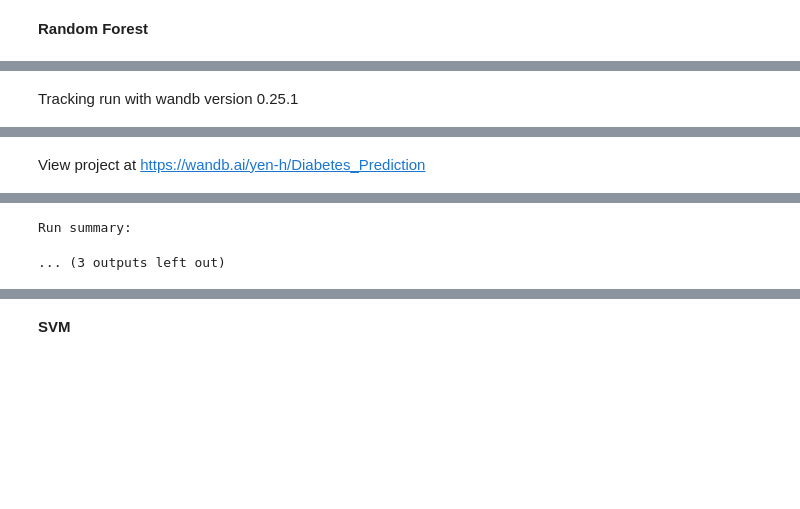
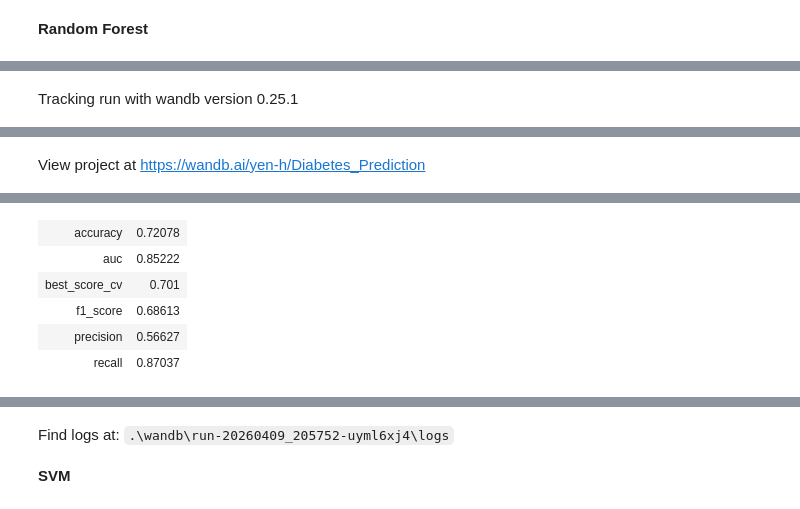
Before and after one commit to hongyen-oss/Diabetes-Prediction, a Jupyter notebook: Notebooks/project_analysis.ipynb, the cells around one changed output, grey strips where cells are left out. Cells and saved outputs as stored; diff of their text form; code cells hidden in the pictures; blank space fills up the shorter version.

Commit message:
Run wandb
Run wandb

```diff
--- a/Notebooks/project_analysis.ipynb
+++ b/Notebooks/project_analysis.ipynb
@@ -1201,30 +1202,71 @@ import wandb
 # 1. Khởi tạo Run mới cho Random Forest
 run = wandb.init(
     project="Diabetes_Prediction",
-    name="RandomForest_default",
-    config={
-        "algorithm": "Random Forest",
-        "custom_threshold": 0.35,
-        "cv_method": "RepeatedStratifiedKFold",
-        "scoring_metric": "recall"
-    }
+    name="RandomForest_03",
+    entity="yen-h",
+    # Lần 1:
+#    config={
+#        "algorithm": "Random Forest_03",
+#        "custom_threshold": 0.35,
+#        "cv_method": "RepeatedStratifiedKFold",
+#        "scoring_metric": "recall"
+ #   }
+#)
+    # Lần 2 + 3
+    config = {
+    "algorithm": "Random Forest_03",
+    "custom_threshold": 0.4,
+    "cv_method": "RepeatedStratifiedKFold",
+    "n_splits": 5,
+    "scoring_metric": "recall"
+}
 )
 
-# [Giữ nguyên phần định nghĩa Pipeline và GridSearch của bạn]
+# Lần 1:
+#rf_pipeline = Pipeline([
+#    ("imputer", SimpleImputer(strategy="median")),
+#    ("model", RandomForestClassifier(random_state=42, class_weight="balanced"))
+#])
+
+#Lần 2+3:
 rf_pipeline = Pipeline([
     ("imputer", SimpleImputer(strategy="median")),
-    ("model", RandomForestClassifier(random_state=42, class_weight="balanced"))
+    ("scaler", StandardScaler()),
+    ("model", RandomForestClassifier(
+        n_estimators=100,
+        max_depth=12,
+        min_samples_leaf=2,
+        class_weight={0: 1, 1: 12},
+        n_jobs=-1,
+        random_state=42
+    ))
 ])
+# Lần 1:
+#param_grid_rf = {
+ #   'model__n_estimators': [300, 500],
+  #  'model__max_depth': [5, 8, 12],
+  #  'model__min_samples_leaf': [5, 10, 20],
+  #  'model__max_features': ['sqrt', 'log2'],
+  #  'model__bootstrap': [True]
+#}
 
+ # Lần 2
+#param_grid_rf = {
+#    'model__n_estimators': [100, 150],
+#    'model__max_depth': [None, 10, 20],
+#    'model__max_features': ['log2'],         # log2 giúp mỗi cây học nhanh hơn sqrt
+#    'model__min_samples_split': [2, 5 ]
+#}
 param_grid_rf = {
-    'model__n_estimators': [300, 500],
-    'model__max_depth': [5, 8, 12],
-    'model__min_samples_leaf': [5, 10, 20],
-    'model__max_features': ['sqrt', 'log2'],
-    'model__bootstrap': [True]
+    'model__n_estimators': [100],
+    'model__max_depth': [15, 20],
+    'model__min_samples_leaf': [1, 2],
+    'model__max_features': ['log2'],
+    'model__criterion': ['entropy']
 }
 
-cv = RepeatedStratifiedKFold(n_splits=10, n_repeats=3, random_state=1)
+#cv = RepeatedStratifiedKFold(n_splits=10, n_repeats=3, random_state=1)
+cv = RepeatedStratifiedKFold(n_splits=5, n_repeats=2, random_state=42) # L3
 
 grid_rf = GridSearchCV(
     estimator=rf_pipeline,
@@ -1288,2 +1330,6 @@ Run history:
-Run summary:
-... (3 outputs left out)
+| accuracy | 0.72078 |
+| auc | 0.85222 |
+| best_score_cv | 0.701 |
+| f1_score | 0.68613 |
+| precision | 0.56627 |
+| recall | 0.87037 |
@@ -1290,3 +1339,4 @@ Run summary:
+Find logs at: .\wandb\run-20260409_205752-uyml6xj4\logs
 # %% [markdown]
 **SVM**
 # %%
```
Also changed, not shown: parts of 15 cells of this notebook.
